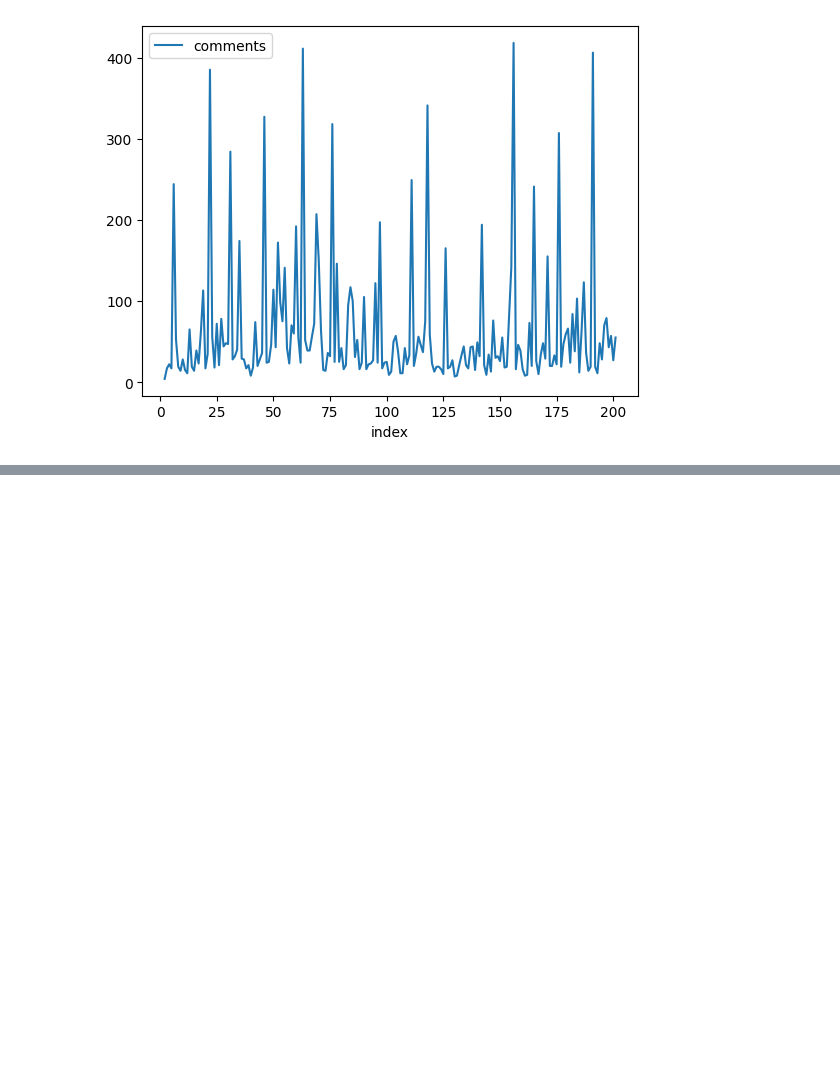
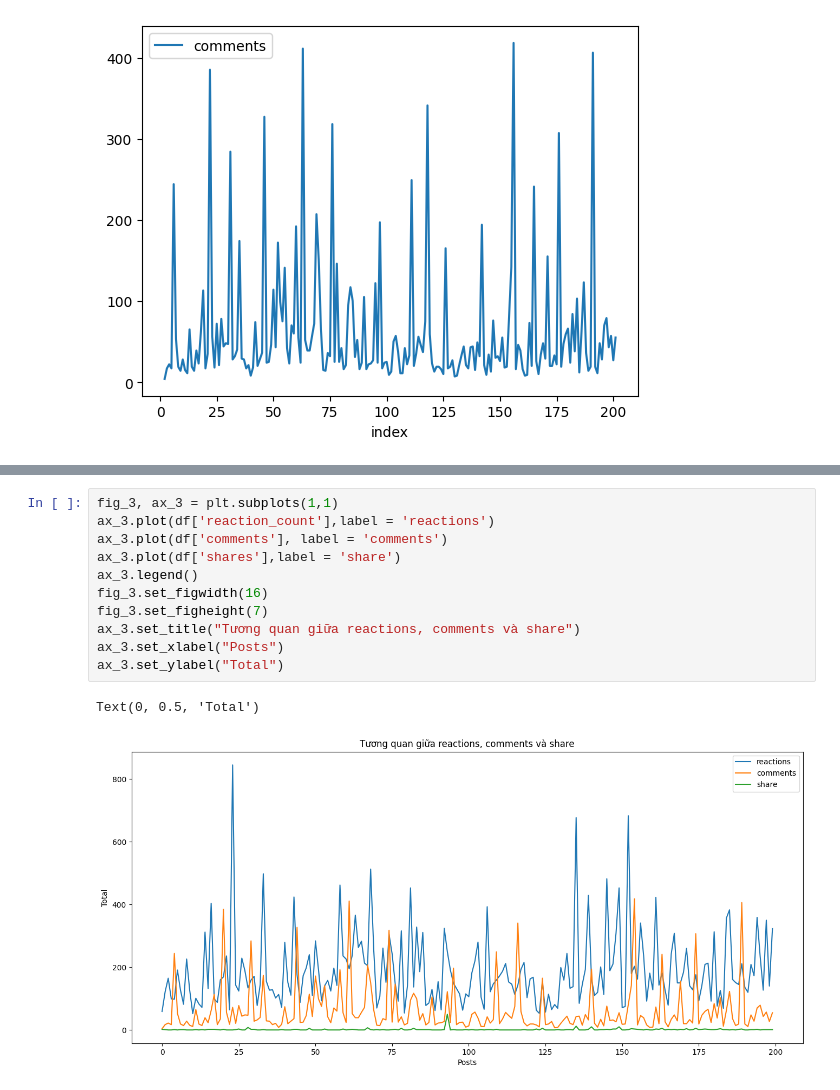
Before and after one commit to nhuyhoan004/Analyze-data-facebook, a Jupyter notebook: Analyze_data_comment.ipynb, the cells around one changed output, grey strips where cells are left out. Cells and saved outputs as stored; diff of their text form; blank space fills up the shorter version.

```diff
--- a/Analyze_data_comment.ipynb
+++ b/Analyze_data_comment.ipynb
@@ -93,0 +137,14 @@ df_post.plot(kind = "line", x = "index", y = "comments")
+# %%
+fig_3, ax_3 = plt.subplots(1,1)
+ax_3.plot(df['reaction_count'],label = 'reactions')
+ax_3.plot(df['comments'], label = 'comments')
+ax_3.plot(df['shares'],label = 'share')
+ax_3.legend()
+fig_3.set_figwidth(16)
+fig_3.set_figheight(7)
+ax_3.set_title("Tương quan giữa reactions, comments và share")
+ax_3.set_xlabel("Posts")
+ax_3.set_ylabel("Total")
+# %% [output]
+Text(0, 0.5, 'Total')
+[figure, added]
```
Also changed, not shown: parts of 7 cells of this notebook.
